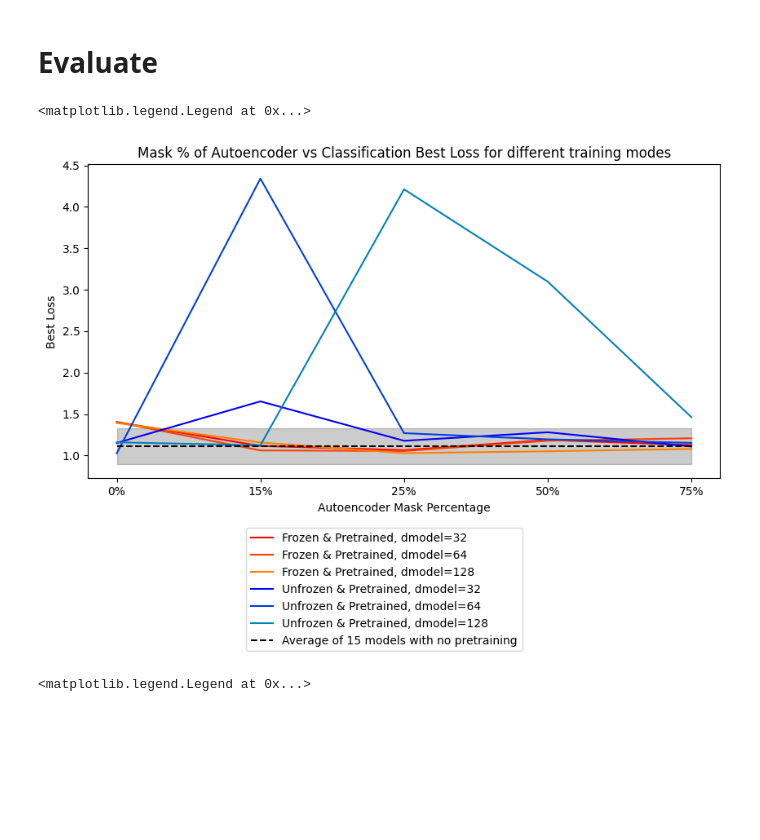
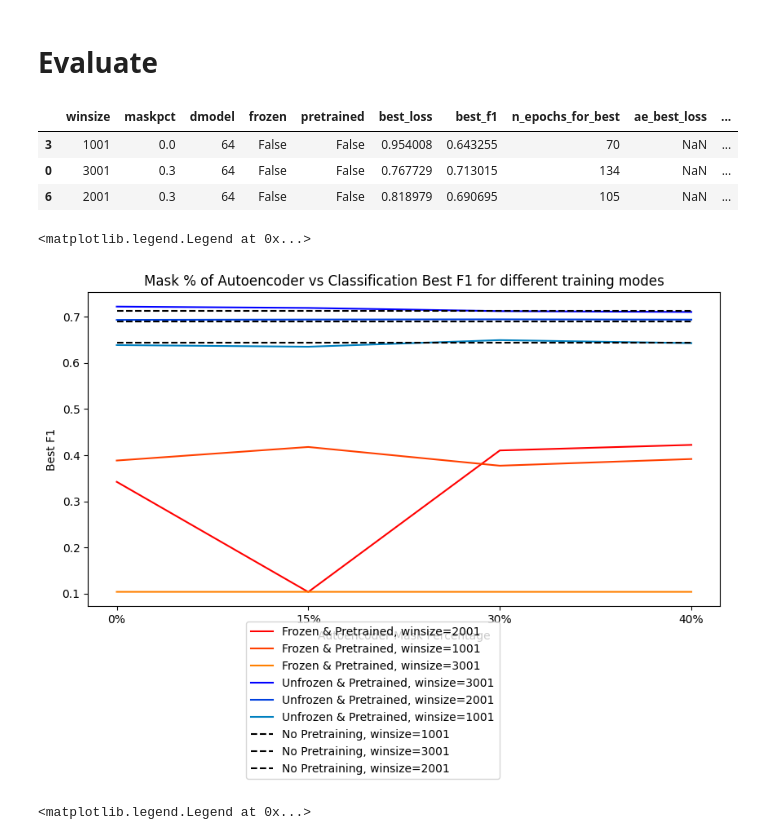
Before and after one commit to Musa-Azeem/eating-detection, a Jupyter notebook: encoderclassifier.ipynb, the cells around one changed output. Cells and saved outputs as stored; diff of their text form; code cells hidden in the pictures; blank space fills up the shorter version.

```diff
--- a/encoderclassifier.ipynb
+++ b/encoderclassifier.ipynb
@@ -104,12 +107,16 @@ import numpy as np
 # %%
-df = pd.DataFrame(columns=['maskpct', 'dmodel', 'frozen', 'pretrained', 'best_loss', 'best_f1', 'n_epochs_for_best', 'ae_best_loss'])
-for model_dir in Path('/home/musa/eating/eating-detection/dev/9_regnet-mae/classifiers-2-5-24').iterdir():
+df = pd.DataFrame(columns=['winsize', 'maskpct', 'dmodel', 'frozen', 'pretrained', 'best_loss', 'best_f1', 'n_epochs_for_best', 'ae_best_loss'])
+for model_dir in Path('/home/musa/eating-detection/dev/9_regnet-mae/winsize-search-class').iterdir():
     CONFIG = json.load(open(model_dir/'config.json'))
     info = json.load(open(model_dir/'info.json'))
 
-    ae_dir = Path(f"/home/musa/eating/eating-detection/dev/9_regnet-mae/dev-2-5-24/RegNetMAE_lossfn-MSELoss_{'_'.join(model_dir.name.split('_')[2:-2])}".replace('g1','g2'))
-    ae_info = json.load(open(ae_dir / 'info.json'))
+    if not 'nopretrain' in model_dir.name:
+        ae_dir = Path(str(model_dir).replace('winsize-search-class', 'winsize-search').replace('-frozen', '').replace('-unfrozen', ''))
+        ae_info = json.load(open(ae_dir / 'info.json'))
+    else:
+        ae_info = {'Loss': None}
     df.loc[len(df)] = {
+        'winsize': CONFIG['WINDOW_SIZE'],
         'maskpct': CONFIG['MASKPCT'],
         'dmodel': CONFIG['DMODEL'],
         'frozen': CONFIG['FROZEN'],
@@ -121,43 +128,52 @@ for model_dir in Path('/home/musa/eating/eating-detection/dev/9_regnet-mae/class
     }
     df.sort_values(['maskpct', 'dmodel', 'frozen', 'pretrained'], inplace=True)
 df['dmodellog'] = np.log2(df['dmodel']) - np.log2(df['dmodel']).min()
+# %%
+df[~df['pretrained']]
+# %% [output]
+|  | winsize | maskpct | dmodel | frozen | pretrained | best_loss | best_f1 | n_epochs_for_best | ae_best_loss | ... |
+| 3 | 1001 | 0.0 | 64 | False | False | 0.954008 | 0.643255 | 70 | NaN | ... |
+| 0 | 3001 | 0.3 | 64 | False | False | 0.767729 | 0.713015 | 134 | NaN | ... |
+| 6 | 2001 | 0.3 | 64 | False | False | 0.818979 | 0.690695 | 105 | NaN | ... |
 # %%
-
 fig = plt.figure(figsize=(10,5))
 ax = fig.add_subplot(1,1,1)
 
-scalar = 'best_loss'
+scalar = 'best_f1'
 scalar_label = 'Best Loss' if scalar == 'best_loss' else 'Best F1'
 
 i = 0
 def plot(masked_df, label):
     global i
     cmap = plt.get_cmap(['autumn', 'winter'][i%2])
-    for j,dmodel in enumerate(masked_df['dmodel'].unique()):
+    for j,winsize in enumerate(masked_df['winsize'].unique()):
         color = cmap(j/4)
         # linestyle = ['solid','dotted','dashdot', (5, (10,3)), (0,(5,5))][j]
         # masked_df[masked_df['dmodel']==dmodel].plot(x='maskpct', y=scalar, ax=ax, label=f'{label}, dmodel={dmodel}', color=color)
-        plt.plot(masked_df[masked_df['dmodel']==dmodel]['maskpct'].astype('str'), masked_df[masked_df['dmodel']==dmodel][scalar], label=f'{label}, dmodel={dmodel}', color=color)
+        plt.plot(masked_df[masked_df['winsize']==winsize]['maskpct'].astype('str'), masked_df[masked_df['winsize']==winsize][scalar], label=f'{label}, winsize={winsize}', color=color)
     i += 1
 
 plot(df[df['frozen'] & df['pretrained']], 'Frozen & Pretrained')
 plot(df[~df['frozen'] & df['pretrained']], 'Unfrozen & Pretrained')
-reg_mean = np.repeat(df[~df['pretrained']][scalar].mean(), len(df['maskpct'].unique()))
-reg_std = np.repeat(df[~df['pretrained']][scalar].std(), len(df['maskpct'].unique()))
+# reg_mean = np.repeat(df[~df['pretrained']][scalar].mean(), len(df['maskpct'].unique()))
+# reg_std = np.repeat(df[~df['pretrained']][scalar].std(), len(df['maskpct'].unique()))
 # reg_mean = df[~df['pretrained']][scalar].groupby(df['maskpct']).mean()
 # reg_std = df[~df['pretrained']][scalar].groupby(df['maskpct']).std()
-ax.plot(df['maskpct'].unique().astype('str'), reg_mean, label='Average of 15 models with no pretraining', color='black', linestyle='dashed')
-ax.fill_between(df['maskpct'].unique().astype('str'), reg_mean-reg_std, reg_mean+reg_std, color='black', alpha=0.2)
+# ax.plot(df['maskpct'].unique().astype('str'), reg_mean, label='Average of 3 models with no pretraining', color='black', linestyle='dashed')
+# ax.fill_between(df['maskpct'].unique().astype('str'), reg_mean-reg_std, reg_mean+reg_std, color='black', alpha=0.2)
+for winsize in df['winsize'].unique():
+    ys = np.repeat(df[(df['winsize']==winsize) & (~df['pretrained'])][scalar], len(df['maskpct'].unique()))
+    ax.plot(df['maskpct'].unique().astype('str'), ys, label=f'No Pretraining, winsize={winsize}', color='black', linestyle='dashed')
 
 ax.set_xlabel('Autoencoder Mask Percentage')
 ax.set_ylabel(scalar_label)
 ax.set_title(f'Mask % of Autoencoder vs Classification {scalar_label} for different training modes')
 ax.set_xticks(df['maskpct'].unique().astype('str'))
 ax.set_xticklabels([f'{x}%' for x in (df['maskpct'].unique()*100).astype(int)])
 ax.legend(loc=(0.25,-0.55))
 # %% [output]
 <matplotlib.legend.Legend at 0x...>
-[figure, old version]
+[figure, new version]
 # %%
 # best ae loss to class f1/loss for mask%
 df_pretrained = df[df['pretrained']]
```
Also changed, not shown: parts of 2 cells of this notebook, 3 other files.
